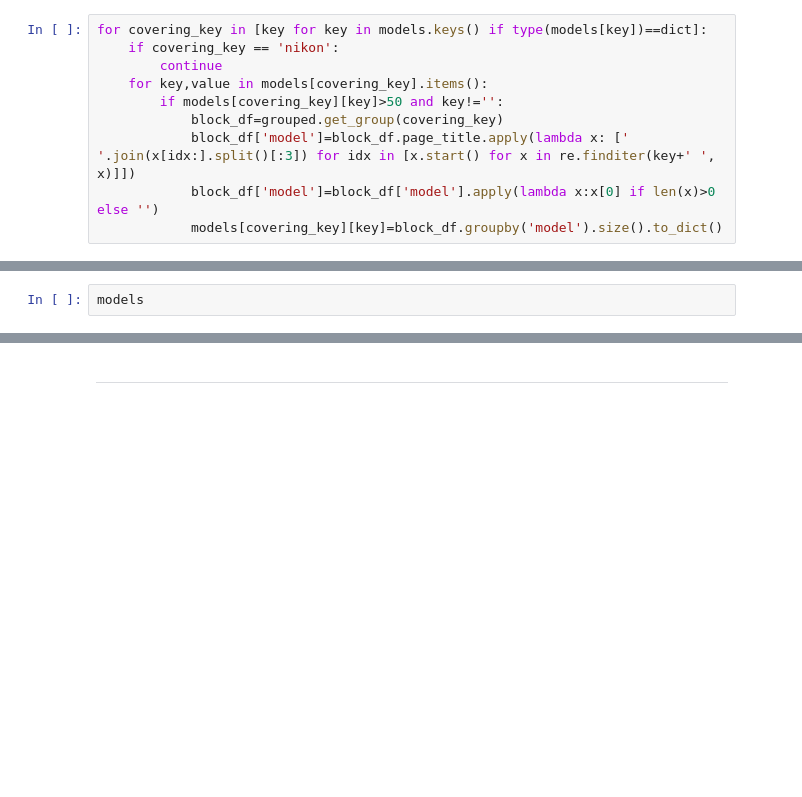
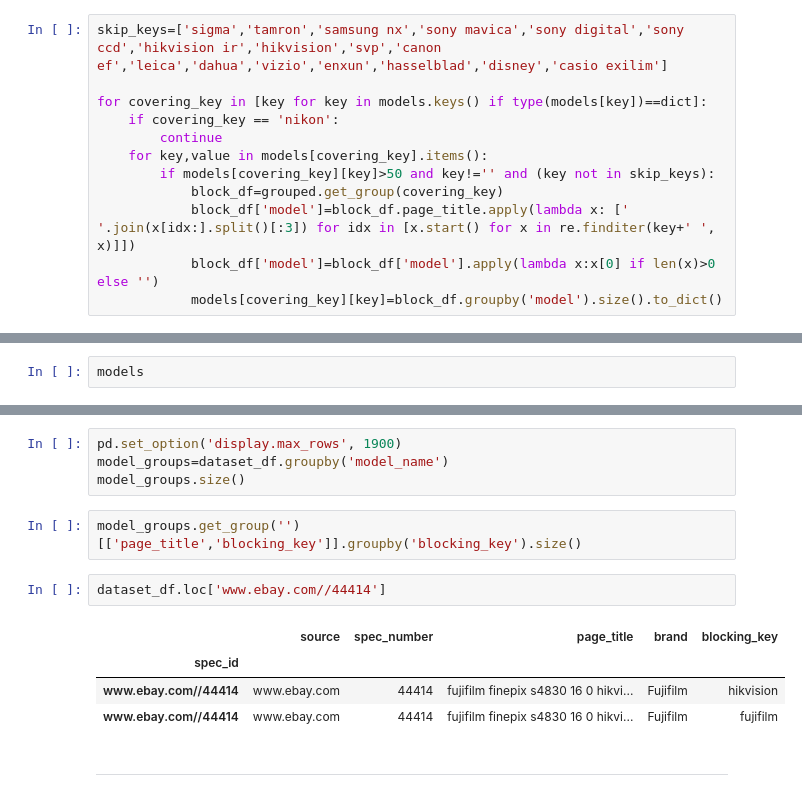
Before and after one commit to GunesYurdakul/SIGMOD, a Jupyter notebook: quickstart_package/EntityResolution.ipynb, the cells around one changed output, grey strips where cells are left out. Drawn from its saved outputs; the diff is of its cells as text; blank space fills up the shorter version.

```diff
--- a/quickstart_package/EntityResolution.ipynb
+++ b/quickstart_package/EntityResolution.ipynb
@@ -64,9 +73,11 @@ for key in to_delete:
 # %%
+skip_keys=['sigma','tamron','samsung nx','sony mavica','sony digital','sony ccd','hikvision ir','hikvision','svp','canon ef','leica','dahua','vizio','enxun','hasselblad','disney','casio exilim']
+
 for covering_key in [key for key in models.keys() if type(models[key])==dict]:
     if covering_key == 'nikon':
         continue
     for key,value in models[covering_key].items():
-        if models[covering_key][key]>50 and key!='':
+        if models[covering_key][key]>50 and key!='' and (key not in skip_keys):
             block_df=grouped.get_group(covering_key)
             block_df['model']=block_df.page_title.apply(lambda x: [' '.join(x[idx:].split()[:3]) for idx in [x.start() for x in re.finditer(key+' ', x)]])
             block_df['model']=block_df['model'].apply(lambda x:x[0] if len(x)>0 else '')
@@ -98,3 +170,16 @@ get_model_names(models,model_names)[1000:]
+# %%
+pd.set_option('display.max_rows', 1900)
+model_groups=dataset_df.groupby('model_name')
+model_groups.size()
+# %%
+model_groups.get_group('')[['page_title','blocking_key']].groupby('blocking_key').size()
+# %%
+dataset_df.loc['www.ebay.com//44414']
+# %% [output]
+|  | source | spec_number | page_title | brand | blocking_key |
+| spec_id |  |  |  |  |  |
+| www.ebay.com//44414 | www.ebay.com | 44414 | fujifilm finepix s4830 16 0 hikvi... | Fujifilm | hikvision |
+| www.ebay.com//44414 | www.ebay.com | 44414 | fujifilm finepix s4830 16 0 hikvi... | Fujifilm | fujifilm |
 # %% [markdown]
 ****
 # %% [markdown]
```
Also changed, not shown: parts of 24 cells of this notebook, 3 other files.
